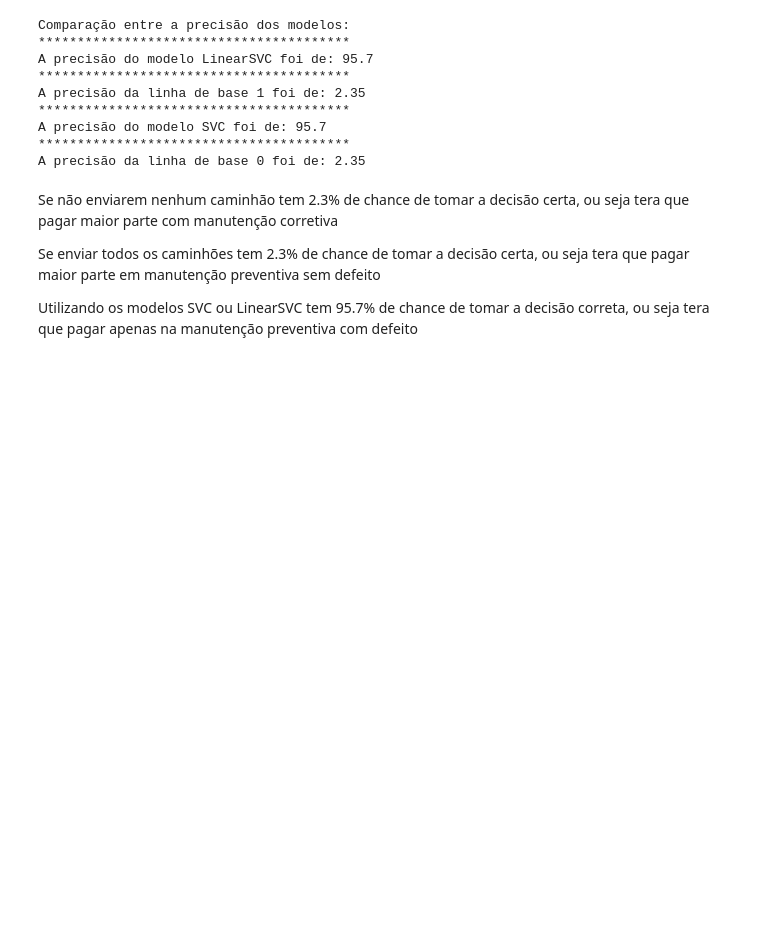
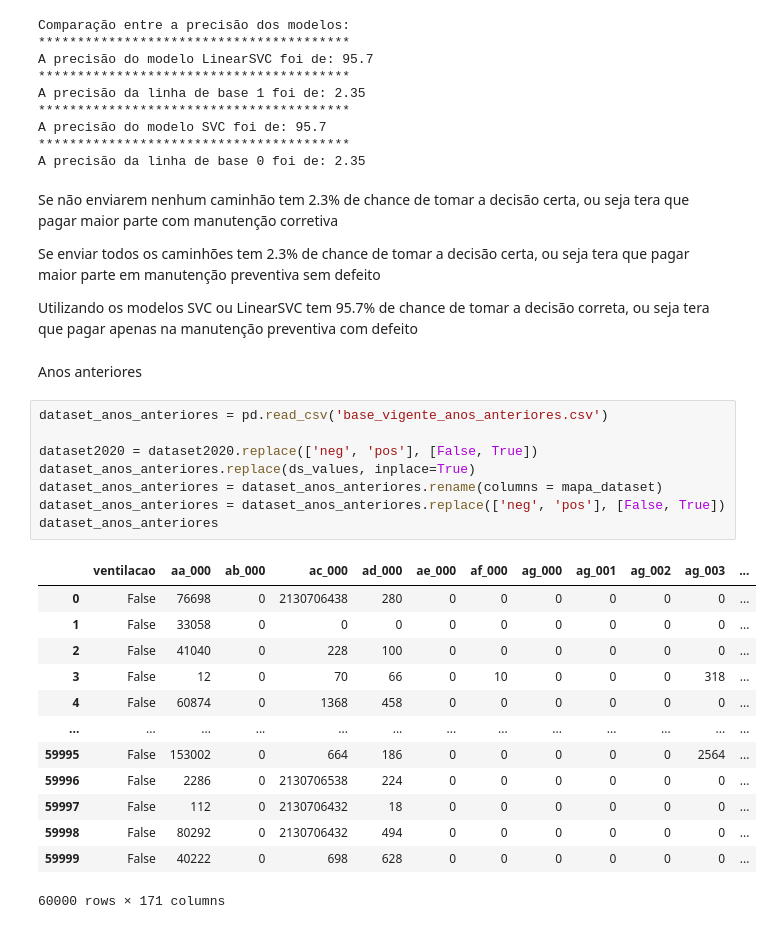
Before and after one commit to gustapfp/desafio_bix, a Jupyter notebook: desafio_bix.ipynb, the cells around one changed output. Saved outputs shown, nothing was run; the diff lists cells and outputs as text; blank space fills up the shorter version.

```diff
--- a/desafio_bix.ipynb
+++ b/desafio_bix.ipynb
@@ -132,3 +132,27 @@ Se não enviarem nenhum caminhão tem 2.3% de chance de tomar a decisão certa,
 Se enviar todos os caminhões tem 2.3% de chance de tomar a decisão certa, ou seja tera que pagar maior parte em manutenção preventiva sem defeito
 
 Utilizando os modelos SVC ou LinearSVC tem 95.7% de chance de tomar a decisão correta, ou seja tera que pagar apenas na manutenção preventiva com defeito
+# %% [markdown]
+Anos anteriores
+# %%
+dataset_anos_anteriores = pd.read_csv('base_vigente_anos_anteriores.csv')
+
+dataset2020 = dataset2020.replace(['neg', 'pos'], [False, True])
+dataset_anos_anteriores.replace(ds_values, inplace=True)
+dataset_anos_anteriores = dataset_anos_anteriores.rename(columns = mapa_dataset)
+dataset_anos_anteriores = dataset_anos_anteriores.replace(['neg', 'pos'], [False, True])
+dataset_anos_anteriores
+# %% [output]
+|  | ventilacao | aa_000 | ab_000 | ac_000 | ad_000 | ae_000 | af_000 | ag_000 | ag_001 | ag_002 | ag_003 | ... |
+| 0 | False | 76698 | 0 | 2130706438 | 280 | 0 | 0 | 0 | 0 | 0 | 0 | ... |
+| 1 | False | 33058 | 0 | 0 | 0 | 0 | 0 | 0 | 0 | 0 | 0 | ... |
+| 2 | False | 41040 | 0 | 228 | 100 | 0 | 0 | 0 | 0 | 0 | 0 | ... |
+| 3 | False | 12 | 0 | 70 | 66 | 0 | 10 | 0 | 0 | 0 | 318 | ... |
+| 4 | False | 60874 | 0 | 1368 | 458 | 0 | 0 | 0 | 0 | 0 | 0 | ... |
+| ... | ... | ... | ... | ... | ... | ... | ... | ... | ... | ... | ... | ... |
+| 59995 | False | 153002 | 0 | 664 | 186 | 0 | 0 | 0 | 0 | 0 | 2564 | ... |
+| 59996 | False | 2286 | 0 | 2130706538 | 224 | 0 | 0 | 0 | 0 | 0 | 0 | ... |
+| 59997 | False | 112 | 0 | 2130706432 | 18 | 0 | 0 | 0 | 0 | 0 | 0 | ... |
+| 59998 | False | 80292 | 0 | 2130706432 | 494 | 0 | 0 | 0 | 0 | 0 | 0 | ... |
+| 59999 | False | 40222 | 0 | 698 | 628 | 0 | 0 | 0 | 0 | 0 | 0 | ... |
+60000 rows × 171 columns
```
Also changed, not shown: parts of 3 cells of this notebook.
